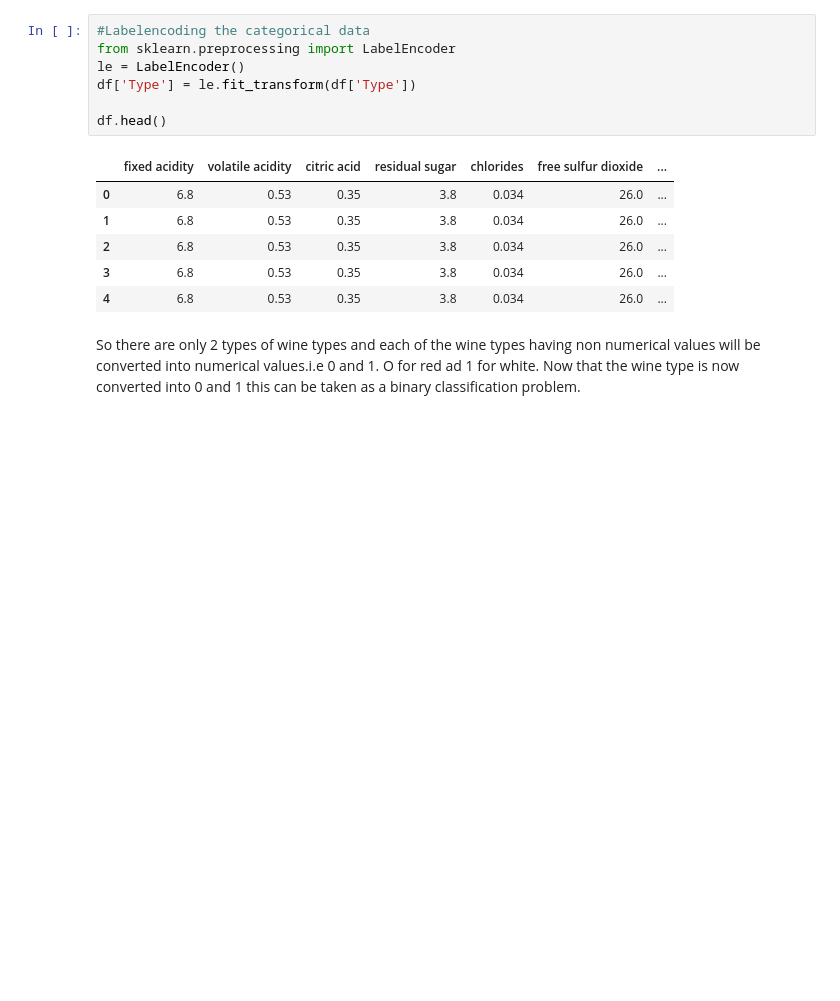
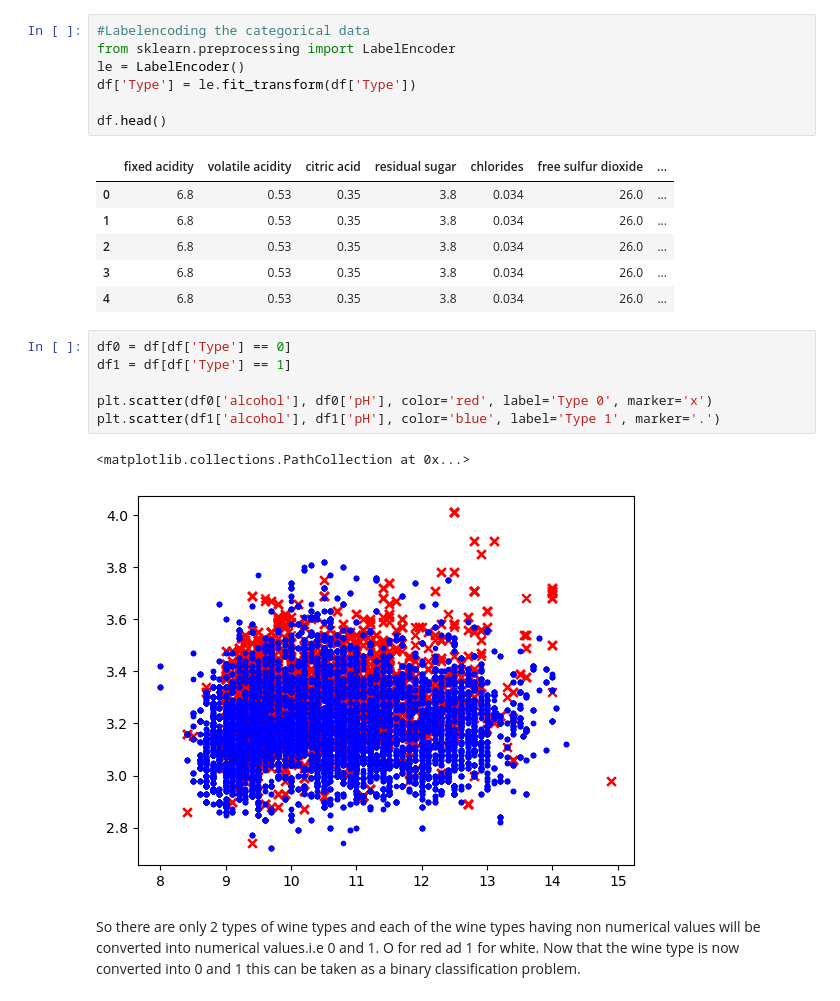
Before and after one commit to ThamodG/aiallianz, a Jupyter notebook: week1.ipynb, the cells around one changed output. Cells and saved outputs as stored; diff of their text form; blank space fills up the shorter version.

```diff
--- a/week1.ipynb
+++ b/week1.ipynb
@@ -122,6 +126,15 @@ df.head()
 | 2 | 6.8 | 0.53 | 0.35 | 3.8 | 0.034 | 26.0 | ... |
 | 3 | 6.8 | 0.53 | 0.35 | 3.8 | 0.034 | 26.0 | ... |
 | 4 | 6.8 | 0.53 | 0.35 | 3.8 | 0.034 | 26.0 | ... |
+# %%
+df0 = df[df['Type'] == 0]
+df1 = df[df['Type'] == 1]
+
+plt.scatter(df0['alcohol'], df0['pH'], color='red', label='Type 0', marker='x')
+plt.scatter(df1['alcohol'], df1['pH'], color='blue', label='Type 1', marker='.')
+# %% [output]
+<matplotlib.collections.PathCollection at 0x...>
+[figure, added]
 # %% [markdown]
 So there are only 2 types of wine types and each of the wine types having non numerical values will be converted into numerical values.i.e 0 and 1. O for red ad 1 for white. Now that the wine type is now converted into 0 and 1 this can be taken as a binary classification problem.
 # %% [markdown]
```
Also changed, not shown: parts of 38 cells of this notebook, 1 other file.
